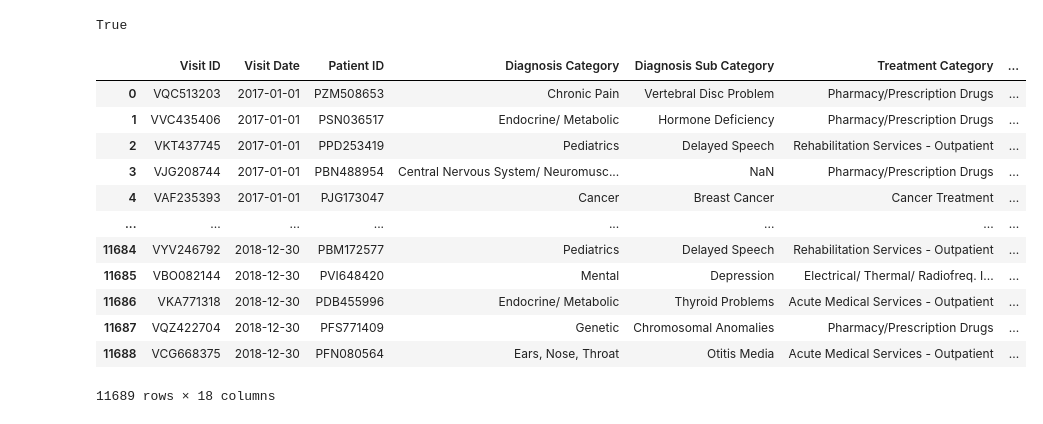
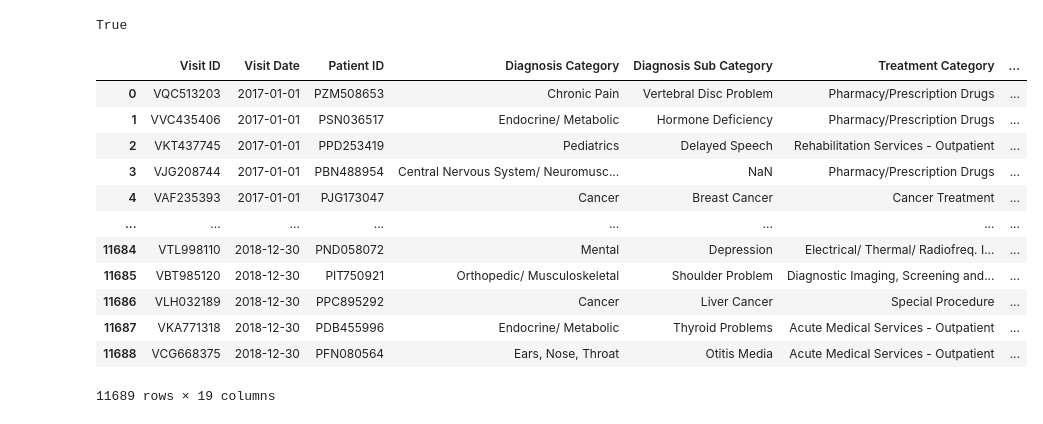
Before and after one commit to bodejan/ChatPBAC, a Jupyter notebook: faker/gen_dataset_2.ipynb, the cells around one changed output. Saved outputs shown, nothing was run; the diff lists cells and outputs as text; code cells hidden in the pictures.

```diff
--- a/faker/gen_dataset_2.ipynb
+++ b/faker/gen_dataset_2.ipynb
@@ -34,22 +34,22 @@ def generate_description(diagnosis_category, diagnosis_sub_category, treatment_c
 # %%
 import pandas as pd
 
-df = pd.read_csv('California_PBAC_RAG_v1.csv')
+df = pd.read_csv('dataset_1.csv')
 df
 # %% [output]
 |  | Visit ID | Visit Date | Patient ID | Diagnosis Category | Diagnosis Sub Category | Treatment Category | ... |
 | 0 | VQC513203 | 2017-01-01 | PZM508653 | Chronic Pain | Vertebral Disc Problem | Pharmacy/Prescription Drugs | ... |
 | 1 | VVC435406 | 2017-01-01 | PSN036517 | Endocrine/ Metabolic | Hormone Deficiency | Pharmacy/Prescription Drugs | ... |
 | 2 | VKT437745 | 2017-01-01 | PPD253419 | Pediatrics | Delayed Speech | Rehabilitation Services - Outpatient | ... |
 | 3 | VJG208744 | 2017-01-01 | PBN488954 | Central Nervous System/ Neuromusc... | NaN | Pharmacy/Prescription Drugs | ... |
 | 4 | VAF235393 | 2017-01-01 | PJG173047 | Cancer | Breast Cancer | Cancer Treatment | ... |
 | ... | ... | ... | ... | ... | ... | ... | ... |
-| 11684 | VYV246792 | 2018-12-30 | PBM172577 | Pediatrics | Delayed Speech | Rehabilitation Services - Outpatient | ... |
-| 11685 | VBO082144 | 2018-12-30 | PVI648420 | Mental | Depression | Electrical/ Thermal/ Radiofreq. I... | ... |
-| 11686 | VKA771318 | 2018-12-30 | PDB455996 | Endocrine/ Metabolic | Thyroid Problems | Acute Medical Services - Outpatient | ... |
-| 11687 | VQZ422704 | 2018-12-30 | PFS771409 | Genetic | Chromosomal Anomalies | Pharmacy/Prescription Drugs | ... |
+| 11684 | VTL998110 | 2018-12-30 | PND058072 | Mental | Depression | Electrical/ Thermal/ Radiofreq. I... | ... |
+| 11685 | VBT985120 | 2018-12-30 | PIT750921 | Orthopedic/ Musculoskeletal | Shoulder Problem | Diagnostic Imaging, Screening and... | ... |
+| 11686 | VLH032189 | 2018-12-30 | PPC895292 | Cancer | Liver Cancer | Special Procedure | ... |
+| 11687 | VKA771318 | 2018-12-30 | PDB455996 | Endocrine/ Metabolic | Thyroid Problems | Acute Medical Services - Outpatient | ... |
 | 11688 | VCG668375 | 2018-12-30 | PFN080564 | Ears, Nose, Throat | Otitis Media | Acute Medical Services - Outpatient | ... |
-11689 rows × 18 columns
+11689 rows × 19 columns
 # %%
 import csv
 import os
```
Also changed, not shown: parts of 2 cells of this notebook, 4 other files.
